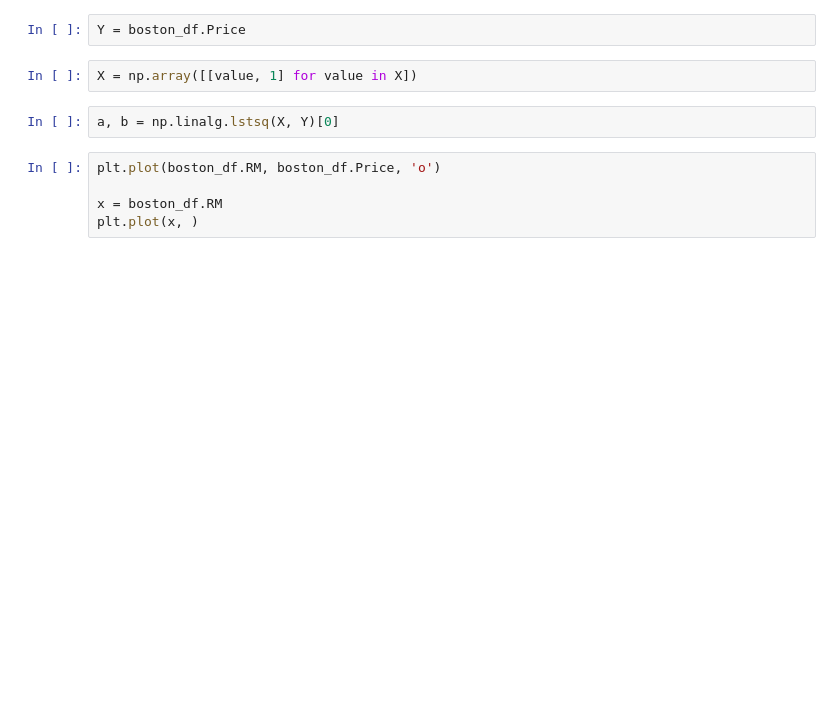
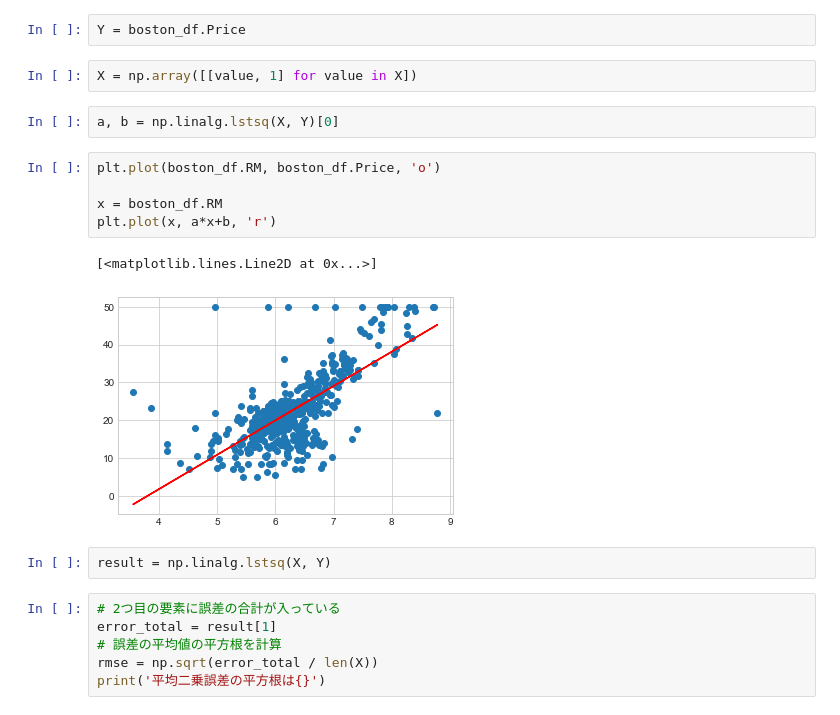
Before and after one commit to aki-06/Udemy_ML, a Jupyter notebook: 線形回帰(教師あり学習).ipynb, the cells around one changed output. Cells and saved outputs as stored; diff of their text form; blank space fills up the shorter version.

```diff
--- a/線形回帰(教師あり学習).ipynb
+++ b/線形回帰(教師あり学習).ipynb
@@ -111,5 +111,16 @@ a, b = np.linalg.lstsq(X, Y)[0]
 # %%
 plt.plot(boston_df.RM, boston_df.Price, 'o')
 
 x = boston_df.RM
-plt.plot(x, )
+plt.plot(x, a*x+b, 'r')
+# %% [output]
+[<matplotlib.lines.Line2D at 0x...>]
+[figure, added]
+# %%
+result = np.linalg.lstsq(X, Y)
+# %%
+# 2つ目の要素に誤差の合計が入っている
+error_total = result[1]
+# 誤差の平均値の平方根を計算
+rmse = np.sqrt(error_total / len(X))
+print('平均二乗誤差の平方根は{}')
```
